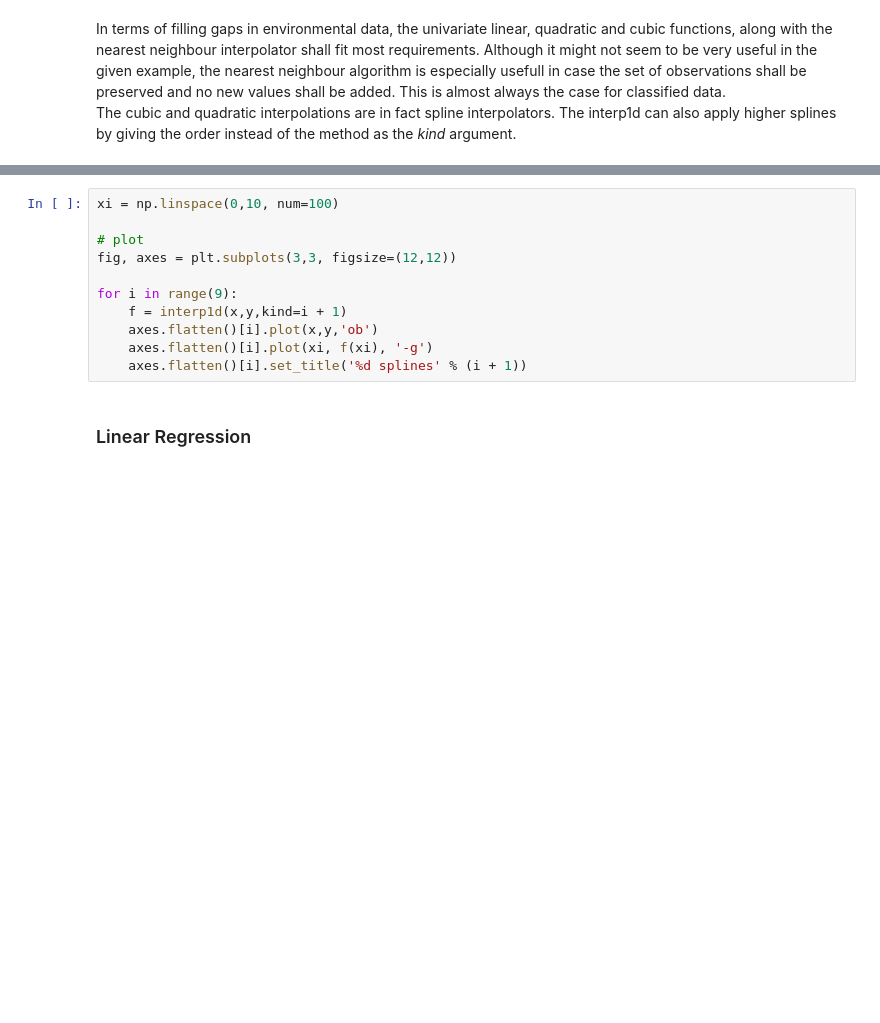
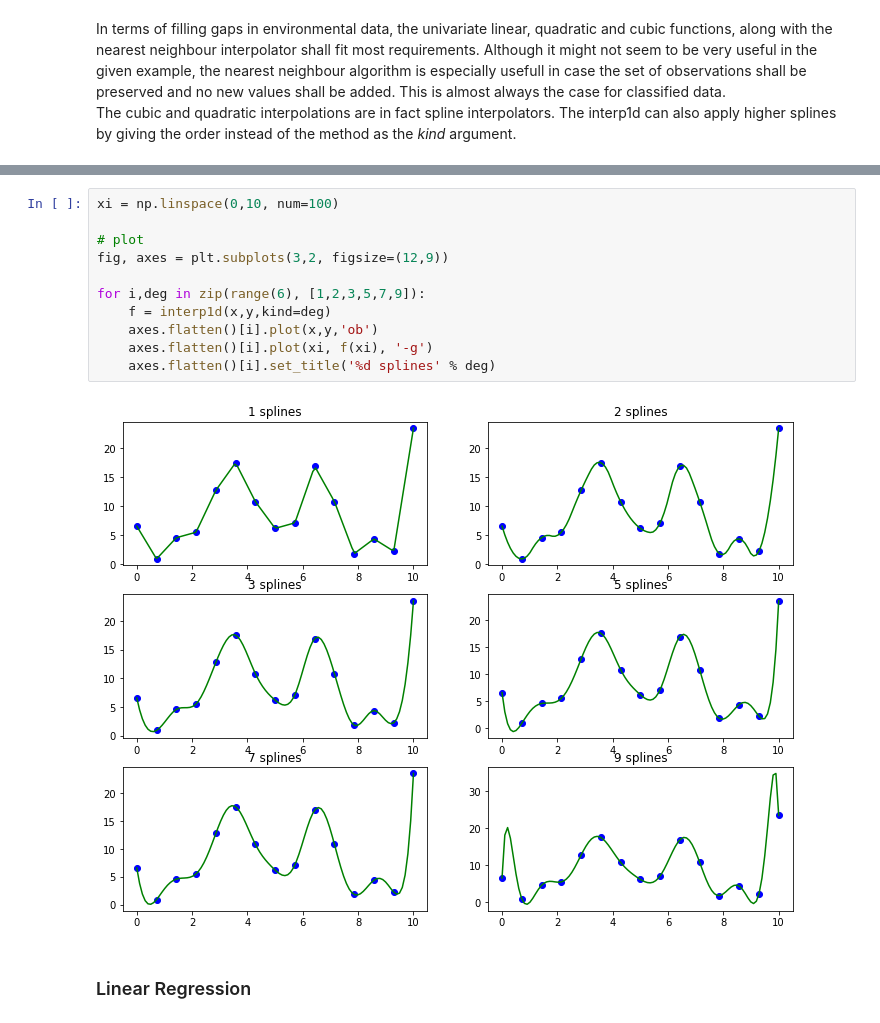
Before and after one commit to lordblaupause/felis_python2, a Jupyter notebook: felis_python2/lectures/04_Scipy.ipynb, the cells around one changed output, grey strips where cells are left out. Saved outputs shown, nothing was run; the diff lists cells and outputs as text; blank space fills up the shorter version.

```diff
--- a/felis_python2/lectures/04_Scipy.ipynb
+++ b/felis_python2/lectures/04_Scipy.ipynb
@@ -65,14 +68,16 @@ ax.plot(x,y, 'ob')
 # %%
 xi = np.linspace(0,10, num=100)
 
 # plot
-fig, axes = plt.subplots(3,3, figsize=(12,12))
+fig, axes = plt.subplots(3,2, figsize=(12,9))
 
-for i in range(9):
-    f = interp1d(x,y,kind=i + 1)
+for i,deg in zip(range(6), [1,2,3,5,7,9]):
+    f = interp1d(x,y,kind=deg)
     axes.flatten()[i].plot(x,y,'ob')
     axes.flatten()[i].plot(xi, f(xi), '-g')
-    axes.flatten()[i].set_title('%d splines' % (i + 1))
+    axes.flatten()[i].set_title('%d splines' % deg)
+# %% [output]
+[figure, added]
 # %% [markdown]
 ### Linear Regression
 # %% [markdown]
```
Also changed, not shown: parts of 26 cells of this notebook, 2 other files.
